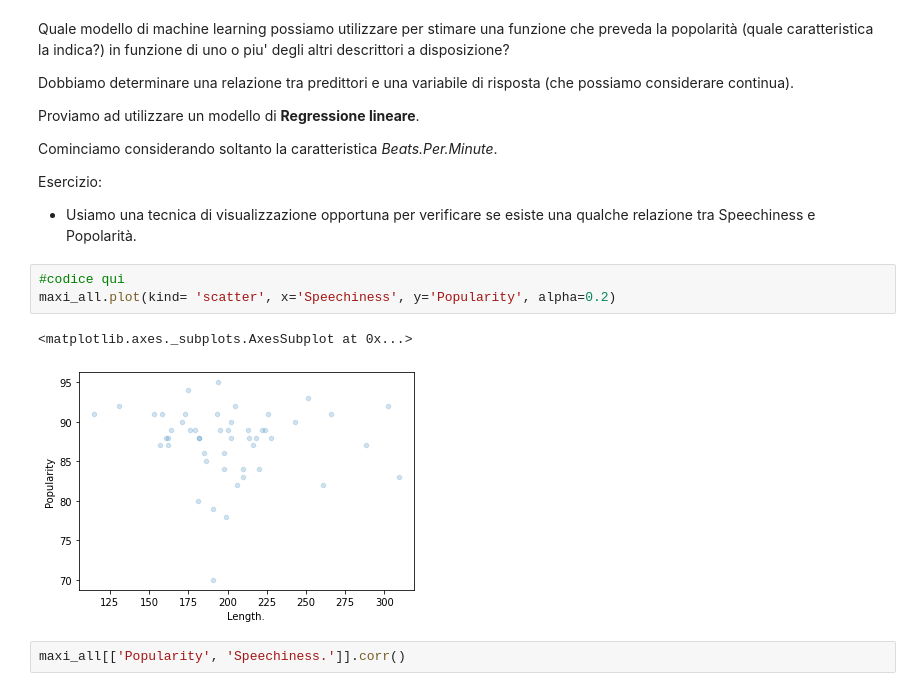
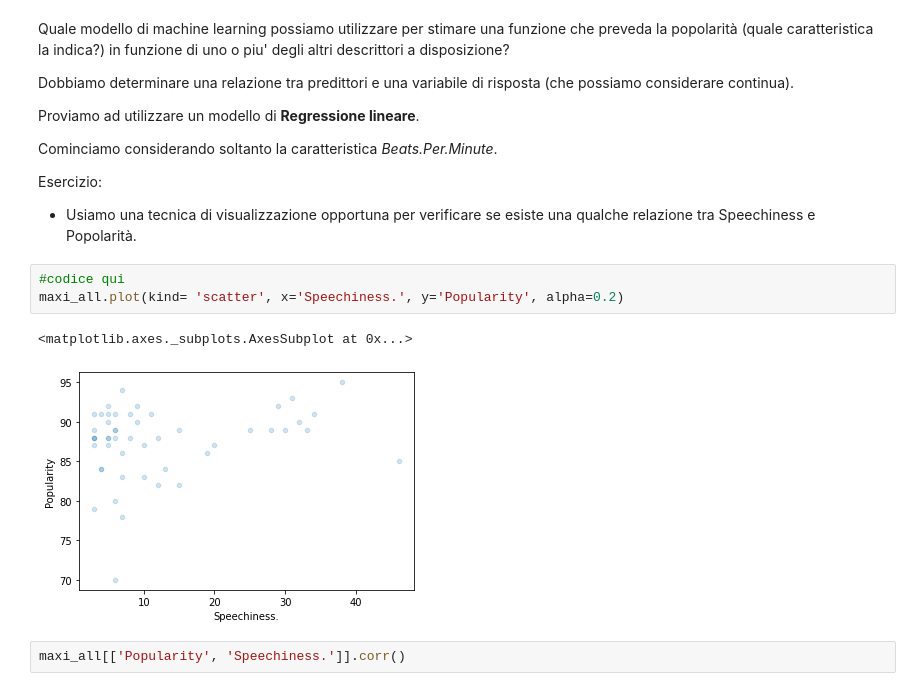
Before and after one commit to PedemonteGiacomo/DataScienceProject, a Jupyter notebook: project.ipynb, the cells around one changed output. Drawn from its saved outputs; the diff is of its cells as text.

```diff
--- a/project.ipynb
+++ b/project.ipynb
@@ -690,10 +692,10 @@ Esercizio:
  * Usiamo una tecnica di visualizzazione opportuna per verificare se esiste una qualche relazione tra Speechiness e Popolarità.
 # %%
 #codice qui
-maxi_all.plot(kind= 'scatter', x='Speechiness', y='Popularity', alpha=0.2)
+maxi_all.plot(kind= 'scatter', x='Speechiness.', y='Popularity', alpha=0.2)
 # %% [output]
 <matplotlib.axes._subplots.AxesSubplot at 0x...>
-[figure, old version]
+[figure, new version]
 # %%
 maxi_all[['Popularity', 'Speechiness.']].corr()
 # %% [output]
```
Also changed, not shown: parts of 8 cells of this notebook.
